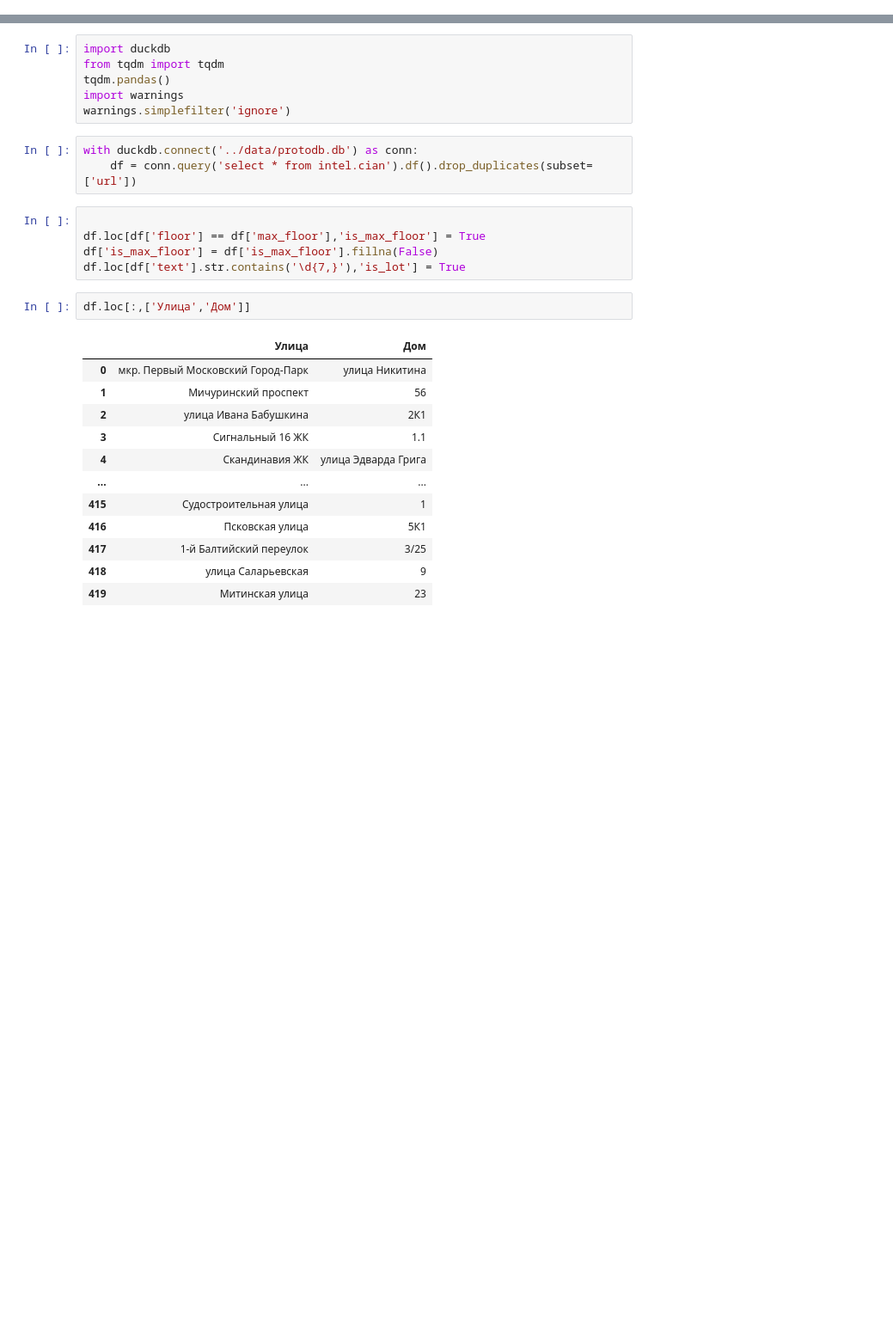
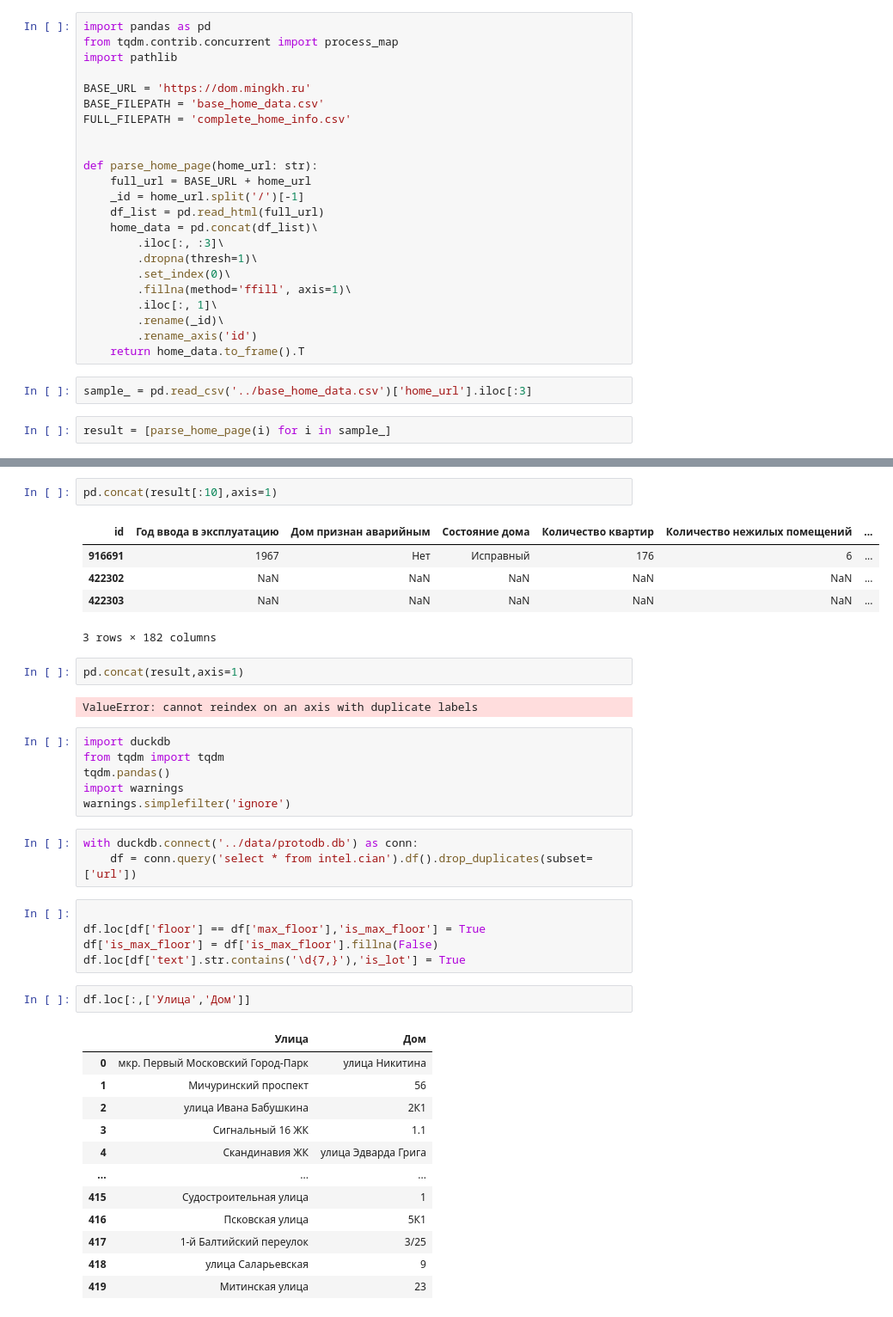
Before and after one commit to charubaiel/MLOpsini_project, a Jupyter notebook: research/tt.ipynb, the cells around one changed output, grey strips where cells are left out. Shown at 86% size. Saved outputs shown, nothing was run; the diff lists cells and outputs as text; blank space fills up the shorter version.

Commit message:
refactor home_info

```diff
--- a/research/tt.ipynb
+++ b/research/tt.ipynb
@@ -2,0 +1,27 @@ import pandas as pd
+# %%
+import pandas as pd
+from tqdm.contrib.concurrent import process_map
+import pathlib
+
+BASE_URL = 'https://dom.mingkh.ru'
+BASE_FILEPATH = 'base_home_data.csv'
+FULL_FILEPATH = 'complete_home_info.csv'
+
+
+def parse_home_page(home_url: str):
+    full_url = BASE_URL + home_url
+    _id = home_url.split('/')[-1]
+    df_list = pd.read_html(full_url)
+    home_data = pd.concat(df_list)\
+        .iloc[:, :3]\
+        .dropna(thresh=1)\
+        .set_index(0)\
+        .fillna(method='ffill', axis=1)\
+        .iloc[:, 1]\
+        .rename(_id)\
+        .rename_axis('id')
+    return home_data.to_frame().T
+# %%
+sample_ = pd.read_csv('../base_home_data.csv')['home_url'].iloc[:3]
+# %%
+result = [parse_home_page(i) for i in sample_]
@@ -3,3 +37,15 @@ import pandas as pd
+# %%
+pd.concat(result[:10],axis=1)
+# %% [output]
+| id | Год ввода в эксплуатацию | Дом признан аварийным | Состояние дома | Количество квартир | Количество нежилых помещений | ... |
+| 916691 | 1967 | Нет | Исправный | 176 | 6 | ... |
+| 422302 | NaN | NaN | NaN | NaN | NaN | ... |
+| 422303 | NaN | NaN | NaN | NaN | NaN | ... |
+3 rows × 182 columns
+# %%
+pd.concat(result,axis=1)
+# %% [output]
+ValueError: cannot reindex on an axis with duplicate labels
 # %%
 import duckdb
 from tqdm import tqdm
```
Also changed, not shown: parts of 2 cells of this notebook, 2 other files.
